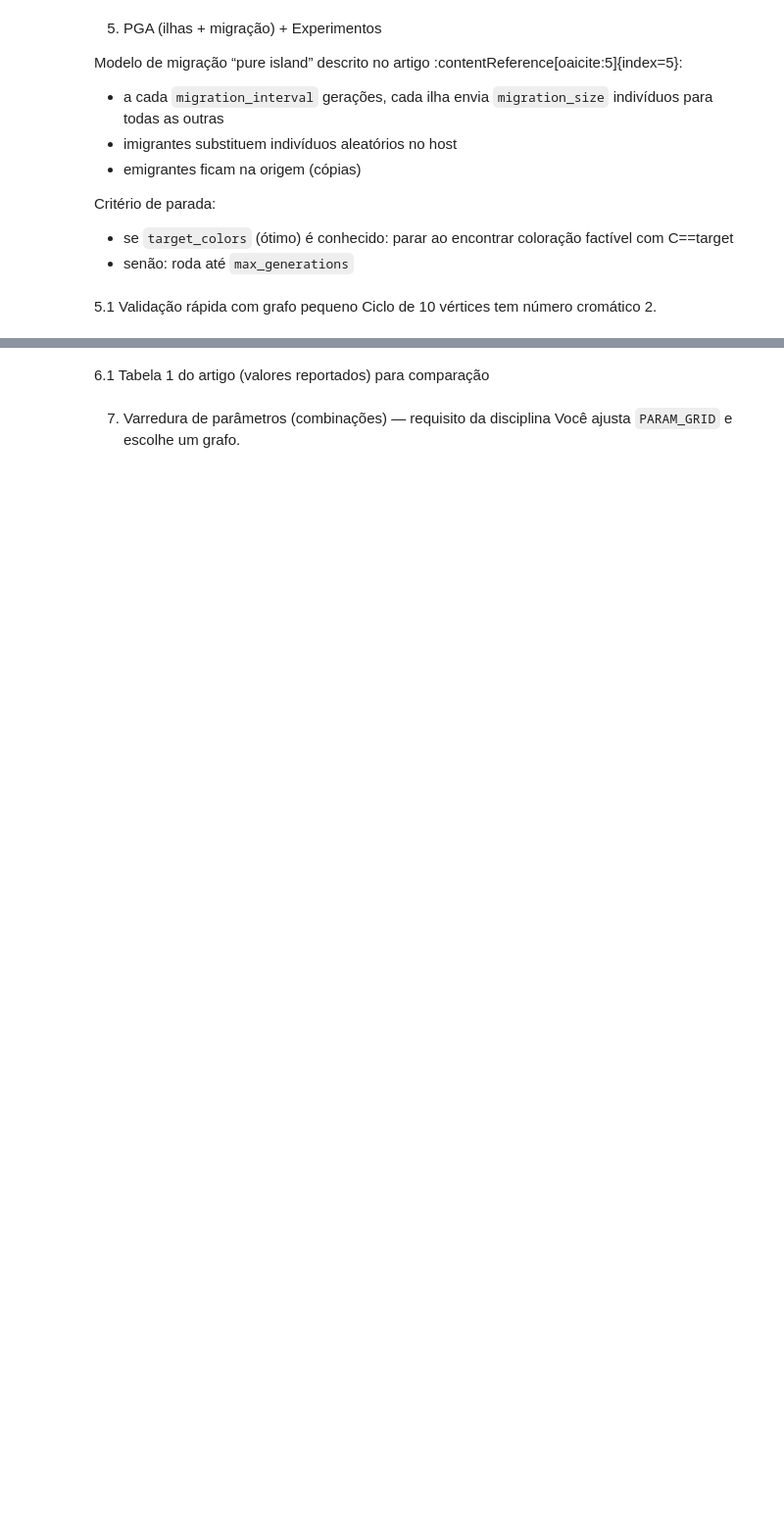
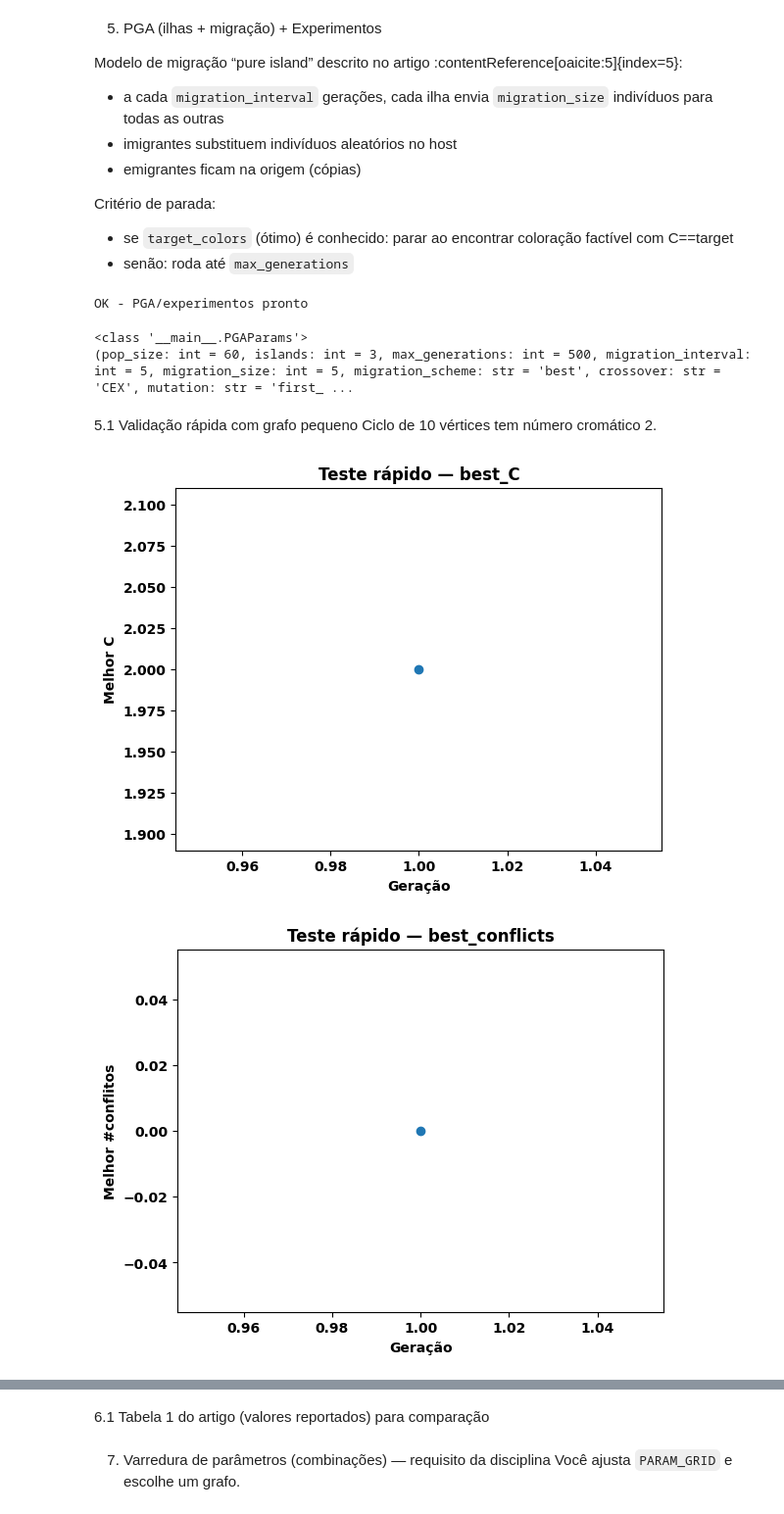
Before and after one commit to marcella314/aplicacao-algoritmosGeneticos-inteligenciaComp_2025-2, a Jupyter notebook: Trabalho2_PGA_GCP_notebook.ipynb, the cells around one changed output, grey strips where cells are left out. Shown at 98% size. Cells and saved outputs as stored; diff of their text form; code cells hidden in the pictures; blank space fills up the shorter version.

```diff
--- a/Trabalho2_PGA_GCP_notebook.ipynb
+++ b/Trabalho2_PGA_GCP_notebook.ipynb
@@ -389,6 +404,7 @@ Critério de parada:
  - se `target_colors` (ótimo) é conhecido: parar ao encontrar coloração factível com C==target
  - senão: roda até `max_generations`
 # %%
+@dataclass
 class PGAParams:
     pop_size: int = 60
     islands: int = 3
@@ -578,25 +594,37 @@ def boxplot_metric(df: pd.DataFrame, metric: str, by: str, title: str):
     plt.show()
 
 print("OK - PGA/experimentos pronto")
+# %% [output]
+OK - PGA/experimentos pronto
+# %%
+import inspect
+print(PGAParams)
+print(inspect.signature(PGAParams))
+# %% [output]
+<class '__main__.PGAParams'>
+(pop_size: int = 60, islands: int = 3, max_generations: int = 500, migration_interval: int = 5, migration_size: int = 5, migration_scheme: str = 'best', crossover: str = 'CEX', mutation: str = 'first_ ...
 # %% [markdown]
 5.1 Validação rápida com grafo pequeno
 Ciclo de 10 vértices tem número cromático 2.
 # %%
 g_test = make_cycle_graph(10)
 p_quick = PGAParams(pop_size=40, islands=3, max_generations=200, migration_interval=5, migration_size=3,
                     crossover="CEX", mutation="first_fit", mutation_prob=0.1, elitism=1)
 
-out = run_pga(g_test, p_quick, target_colors=2, seed=123, verbose=False)
+out = run_pga(g_test, p_quick, target_colors=2, seed=123, verbose=False) #target_colors=None para ver uma curva(várias gerações)
 out["solved_gen"], out["elapsed_s"], out["best_conflicts"], out["best_C"]
 
 # %%
 hist = out["history"]
 plt.figure()
-plt.plot(hist["gen"], hist["best_C"])
+plt.plot(hist["gen"], hist["best_C"], marker="o")
 plt.xlabel("Geração"); plt.ylabel("Melhor C"); plt.title("Teste rápido — best_C")
 plt.show()
 
 plt.figure()
-plt.plot(hist["gen"], hist["best_conflicts"])
+plt.plot(hist["gen"], hist["best_conflicts"], marker="o")
 plt.xlabel("Geração"); plt.ylabel("Melhor #conflitos"); plt.title("Teste rápido — best_conflicts")
 plt.show()
+# %% [output]
+[figure, added]
+[figure, added]
```
Also changed, not shown: parts of 9 cells of this notebook, 6 other files.
